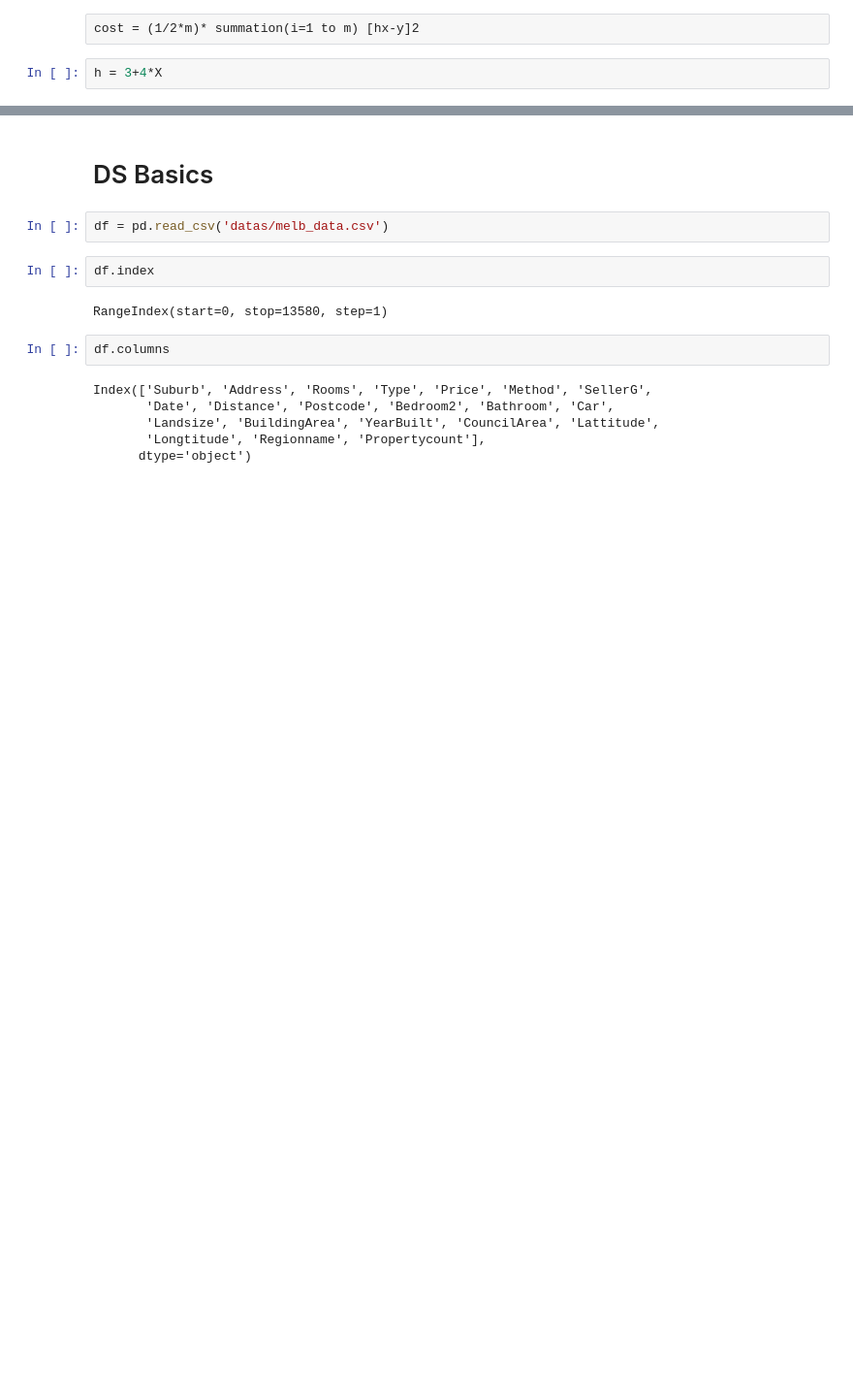
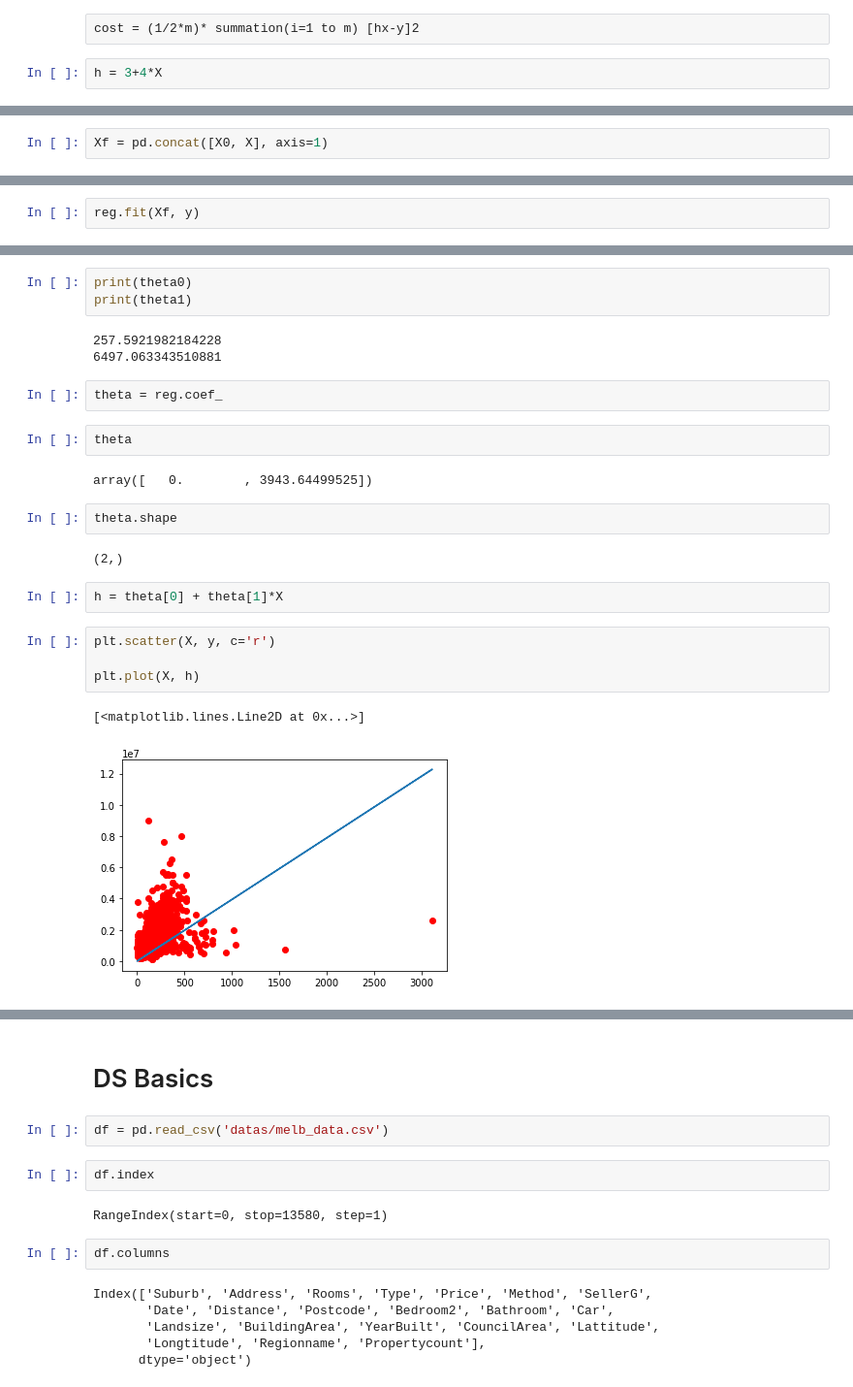
Before and after one commit to bisalgt/playground, a Jupyter notebook: linear regression for one vairable and gradient descent.ipynb, the cells around one changed output, grey strips where cells are left out. Shown: that part at 97% size. Saved outputs shown, nothing was run; the diff lists cells and outputs as text; blank space fills up the shorter version.

```diff
--- a/linear regression for one vairable and gradient descent.ipynb
+++ b/linear regression for one vairable and gradient descent.ipynb
@@ -56,0 +192,2 @@ Name: BuildingArea, Length: 13580, dtype: float64
+# %%
+Xf = pd.concat([X0, X], axis=1)
@@ -56,0 +210,2 @@ Name: BuildingArea, Length: 13580, dtype: float64
+# %%
+reg.fit(Xf, y)
@@ -56,0 +218,25 @@ Name: BuildingArea, Length: 13580, dtype: float64
+# %%
+print(theta0)
+print(theta1)
+# %% [output]
+257.5921982184228
+6497.063343510881
+# %%
+theta = reg.coef_
+# %%
+theta
+# %% [output]
+array([   0.        , 3943.64499525])
+# %%
+theta.shape
+# %% [output]
+(2,)
+# %%
+h = theta[0] + theta[1]*X
+# %%
+plt.scatter(X, y, c='r')
+
+plt.plot(X, h)
+# %% [output]
+[<matplotlib.lines.Line2D at 0x...>]
+[figure, added]
```
Also changed, not shown: parts of 64 cells of this notebook.
